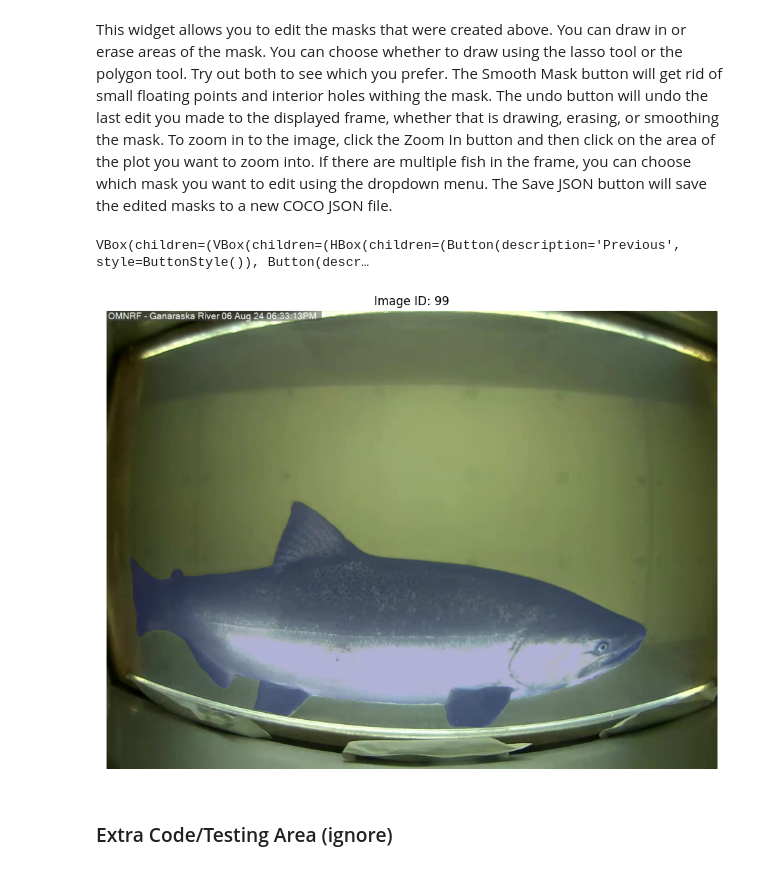
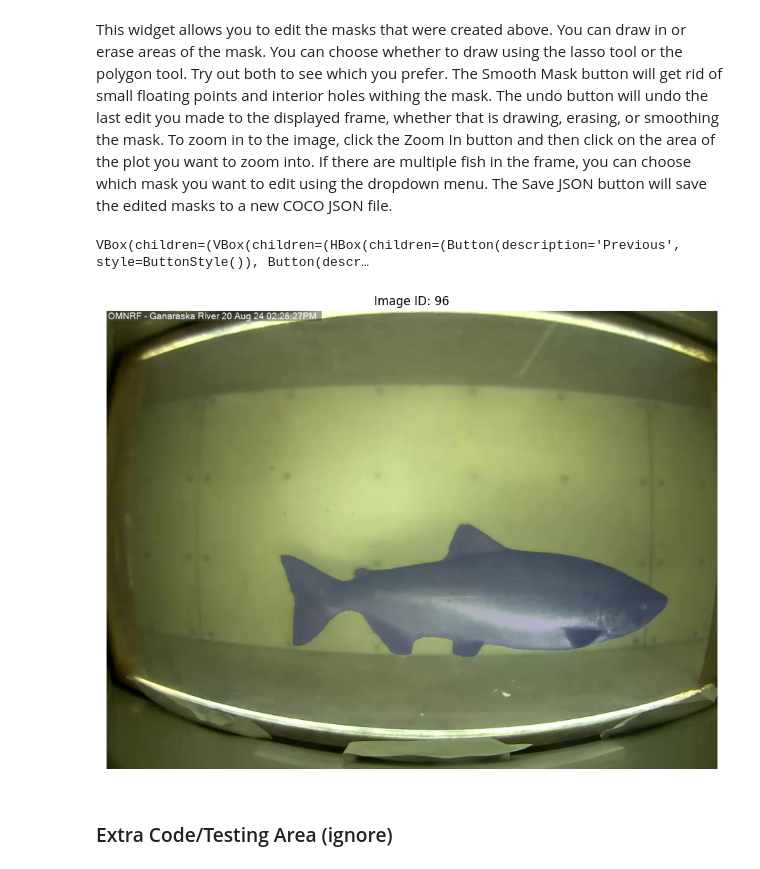
Before and after one commit to simonecollier/LO_Fishway_Labelling, a Jupyter notebook: LO_propagate_masks.ipynb, the cells around one changed output. Cells and saved outputs as stored; diff of their text form; code cells hidden in the pictures.

```diff
--- a/LO_propagate_masks.ipynb
+++ b/LO_propagate_masks.ipynb
@@ -44,7 +42,7 @@ The video_dir should be set to the video location. The rest of the folders and f
 # %%
 ## Create a new folder named after the video path to store the images and annotations -------------
 
-video_dir = "/Users/simone/Documents/UofT MSc/LOMU_Fishway_Data/RiverWatcher/test/Ganaraska/08012024-08082024/24  08  01  08  53/56.mp4" # Change this to your chosen video path
+video_dir = "/Users/simone/Documents/UofT MSc/LOMU_Fishway_Data/RiverWatcher/test/Ganaraska/08162024-08202024/24  08  16  13  29/190.mp4" # Change this to your chosen video path
 video_path = Path(video_dir)
 
 # Extract parts from the path
@@ -180,7 +178,7 @@ widget = ImageAnnotationWidget(
     coco_dict=coco,
     image_dir=images_path,
     image_id_to_data=image_id_to_data,
-    start_frame=99
+    start_frame=90
 )
 # %% [output]
 VBox(children=(HBox(children=(Button(description='Previous Frame', style=ButtonStyle()), Button(description='N…
@@ -310,10 +314,10 @@ If you are not satisfied with the generated masks you can create more clicks and
 # %%
 # Propagte the chosen mask through the video
 video_segs = labelling_functions.track_masks(
-    cur_frame_idx=100, # mask that will be propagated
+    cur_frame_idx=85, # mask that will be propagated
     predictor=predictor,
     inference_state=inference_state,
-    max_frame2propagate=137 # max frame index which contains part of the fish
+    max_frame2propagate=106 # max frame index which contains part of the fish
     )
 
 # Create dictionary to understand which trackID belongs to which category
@@ -342,10 +347,10 @@ importlib.reload(labelling_functions)
 import labelling_functions
 # %%
 from labelling_functions import MaskEditor
-widget = MaskEditor(coco_json_path=json_path, frames_dir=images_path, start_frame=98)
+widget = MaskEditor(coco_json_path=json_path, frames_dir=images_path, start_frame=95)
 # %% [output]
 VBox(children=(VBox(children=(HBox(children=(Button(description='Previous', style=ButtonStyle()), Button(descr…
-[figure, old version]
+[figure, new version]
 # %% [markdown]
 ### Extra Code/Testing Area (ignore)
 # %%
```
Also changed, not shown: parts of 7 cells of this notebook, 1 other file.
